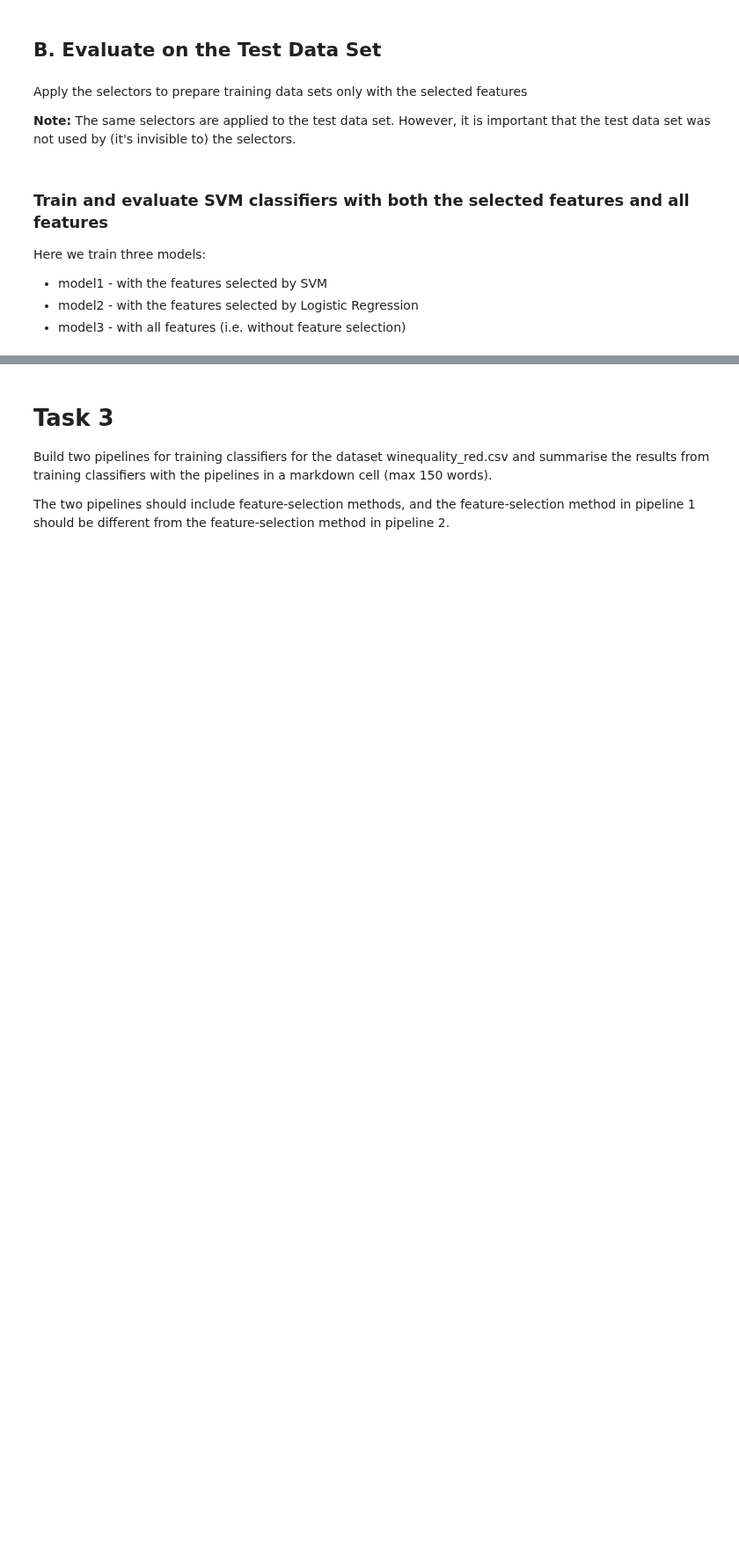
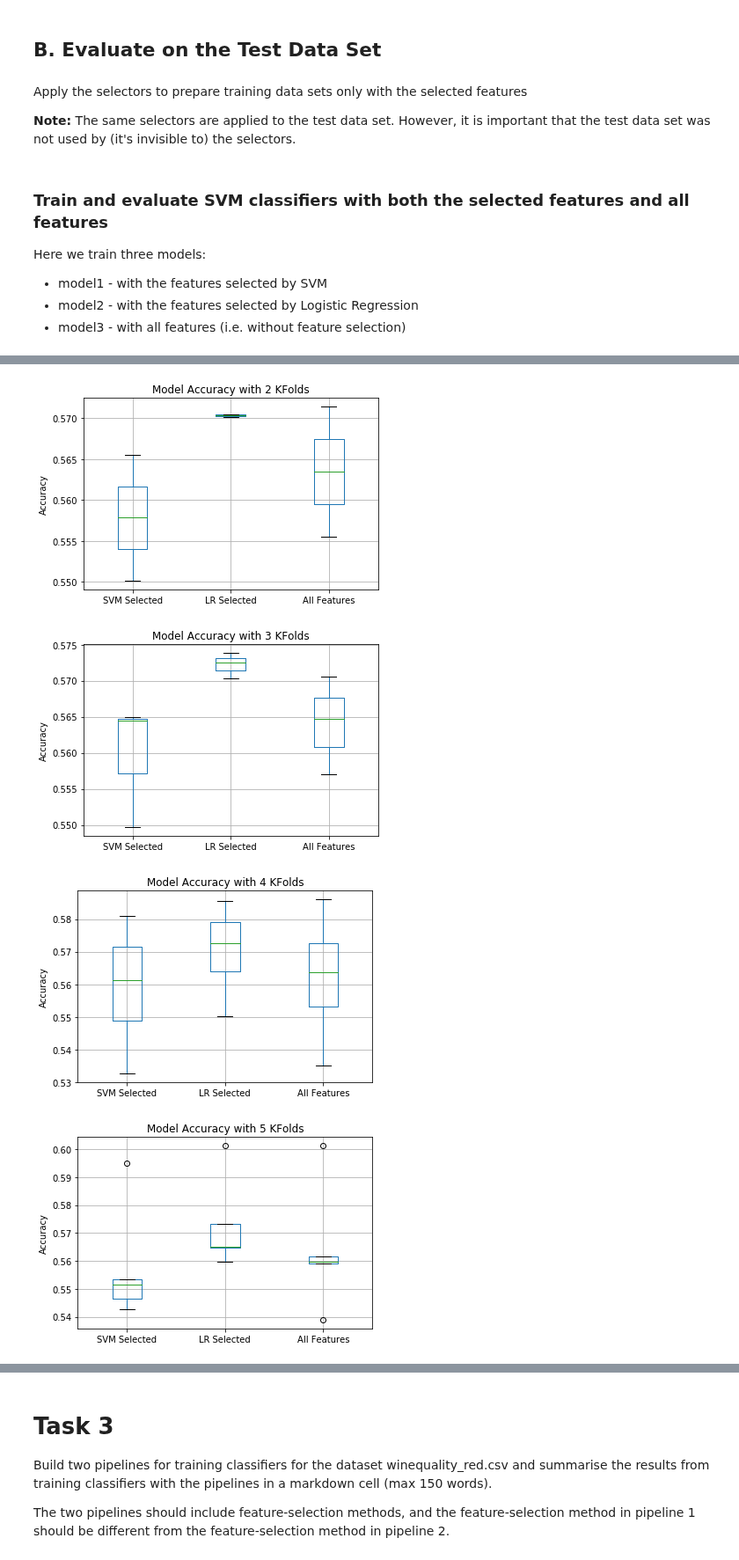
Before and after one commit to vipulpopat/MSCAI_Sem1_Etivity5, a Jupyter notebook: Etivity5-Feature_Selection_18195067.ipynb, the cells around one changed output, grey strips where cells are left out. Shown at 88% size. Saved outputs shown, nothing was run; the diff lists cells and outputs as text; code cells hidden in the pictures; blank space fills up the shorter version.

```diff
--- a/Etivity5-Feature_Selection_18195067.ipynb
+++ b/Etivity5-Feature_Selection_18195067.ipynb
@@ -174,0 +208,58 @@ However, when you execute this code again, it is very likely to get different re
+# %%
+# Store the values of predictors to X and target to y
+X = predictors
+y = target
+
+# Set the number of folds
+min_fold = 2
+max_fold = 10
+
+# Create the base SVC classifier
+svc_classifier = svm.SVC()
+
+# Run the whole experiment in a loop with different training/test stratified splits
+for fold in range(min_fold, max_fold):
+    model1_score = []
+    model2_score = []
+    model3_score = []
+
+    # Select different training/test using Stratified K-Folds cross-validator for stratified splits
+    skf = StratifiedKFold(n_splits=fold, shuffle=True)
+    skf.get_n_splits(X, y)
+
+    for train_index, test_index in skf.split(X, y):
+
+        X_train, X_test = predictors[train_index], predictors[test_index]
+        y_train, y_test = target[train_index], target[test_index]
+
+        X_train_SVMselected = selectorSVM.transform(X_train)
+        X_test_SVMselected = selectorSVM.transform(X_test)
+
+        X_train_LRselected = selectorLR.transform(X_train)
+        X_test_LRselected = selectorLR.transform(X_test)
+
+        model1 = svc_classifier.fit(X_train_SVMselected, y_train)
+        model1_score.append(model1.score(X_test_SVMselected, y_test))
+
+        model2 = svc_classifier.fit(X_train_LRselected, y_train)
+        model2_score.append(model2.score(X_test_LRselected, y_test))
+
+        model3 = svc_classifier.fit(X_train, y_train)
+        model3_score.append(model3.score(X_test, y_test))
+
+    # Store the model scores in a pandas dataframe
+    accuracy_df = pd.DataFrame({'SVM Selected': model1_score,
+                                'LR Selected' : model2_score,
+                                'All Features': model3_score
+                               })
+
+    # Box plot the score for each model per Stratified fold
+    accuracy_df.boxplot()
+    plt.title("Model Accuracy with {} KFolds".format(fold))
+    plt.ylabel("Accuracy")
+    plt.show()
+# %% [output]
+[figure, added]
+[figure, added]
+[figure, added]
+[figure, added]
```
Also changed, not shown: parts of 19 cells of this notebook, 1 other file.
